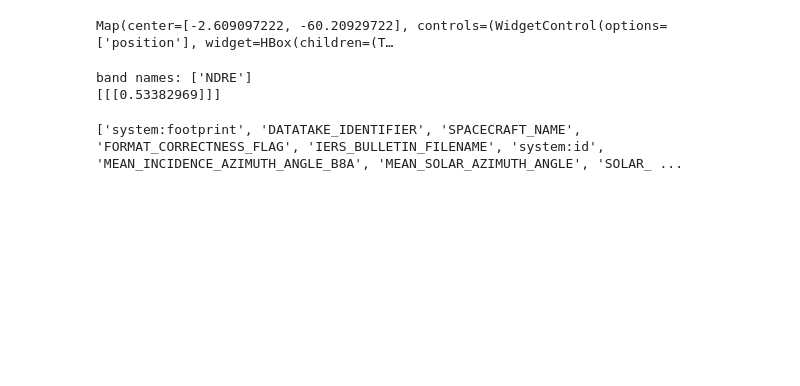
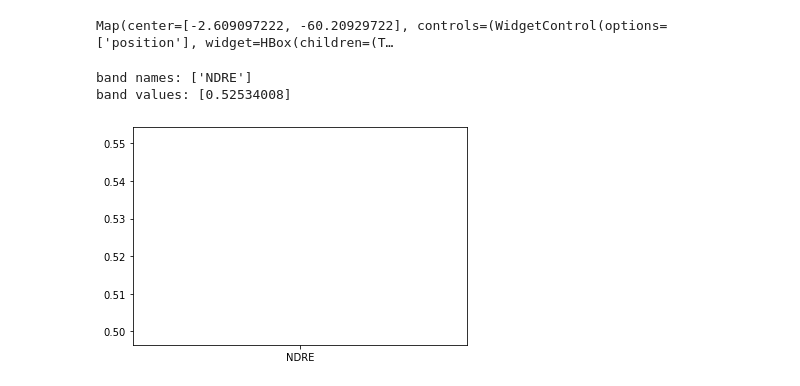
Before and after one commit to jitendra-kumar/tropical_phenology_gee, a Jupyter notebook: morgan/Manaus_EE_to_Numpy.ipynb, the cells around one changed output. Saved outputs shown, nothing was run; the diff lists cells and outputs as text; code cells hidden in the pictures; blank space fills up the shorter version.

```diff
--- a/morgan/Manaus_EE_to_Numpy.ipynb
+++ b/morgan/Manaus_EE_to_Numpy.ipynb
@@ -42,23 +39,44 @@ print(array)
+# %%
+#Create a masked collection
+masked = s2.map(maskS2clouds)
+# %%
+#Find median NDRE of each month in 2016 and save to image collection
+months = ee.List.sequence(1, 12) #Create a list with nums 1-12
+
+def byMonth (m):
+    month = (masked.filter(ee.Filter.calendarRange(m, m, 'month')) #(start, end, field)
+             .median() #Calculate median for all bands I selected
+             .set('month', m)) #Make month a property
+    return month
+
+masked_collection = ee.ImageCollection.fromImages(months.map(byMonth))
+masked_collection = masked_collection.map(lambda image: image.clip(brma2_region))
+# %%
+#Select one image from the collection
+july = masked_collection.filterMetadata('month', 'equals', 7) #1 is January, 12 is December
+july = july.select('NDRE').median() #Have to do this for below to work
 # %%
-#Dr. Wu's function broken down
-bands = jul16_med.bandNames().getInfo()
+#Dr. Wu's ee_to_numpy function re-written:
+bands = july.bandNames().getInfo()
 print(str('band names: ') + str(bands))
 
-band_arrs = jul16_med.sampleRectangle(region=brma2_point)
-band_values = []
+band_arrs = july.sampleRectangle(region=brma2_point) #2-D pixel array as property per band
+band_values = [] #Create empty array
 for band in bands:
-    band_arr = band_arrs.get(band).getInfo()
-    band_value = np.array(band_arr)
-    band_values.append(band_value)
+    band_arr = band_arrs.get(band).getInfo() #Get property values for each band
+    band_value = np.array(band_arr) #Create numpy array
+    band_values.append(band_value) #Fill empty array
 
-image = np.dstack(band_values)
-print(image)
+values = np.dstack(band_values) #Create variable for filled array
+values = image.flatten() #Turn 3D array into 1D array
+print(str('band values: ') + str(values)) #Print the filled array
 # %% [output]
 band names: ['NDRE']
-[[[0.53382969]]]
+band values: [0.52534008]
-# %%
-#List sentinel2 metadata properties to see what I can select
-properties = s2.first().propertyNames().getInfo()
-print(properties)
-# %% [output]
-['system:footprint', 'DATATAKE_IDENTIFIER', 'SPACECRAFT_NAME', 'FORMAT_CORRECTNESS_FLAG', 'IERS_BULLETIN_FILENAME', 'system:id', 'MEAN_INCIDENCE_AZIMUTH_ANGLE_B8A', 'MEAN_SOLAR_AZIMUTH_ANGLE', 'SOLAR_ ...
+# %%
+x = bands
+y = values
+plt.plot(x,y)
+plt.show()
+# %% [output]
+[figure, added]
```
Also changed, not shown: parts of 8 cells of this notebook, 1 other file.
